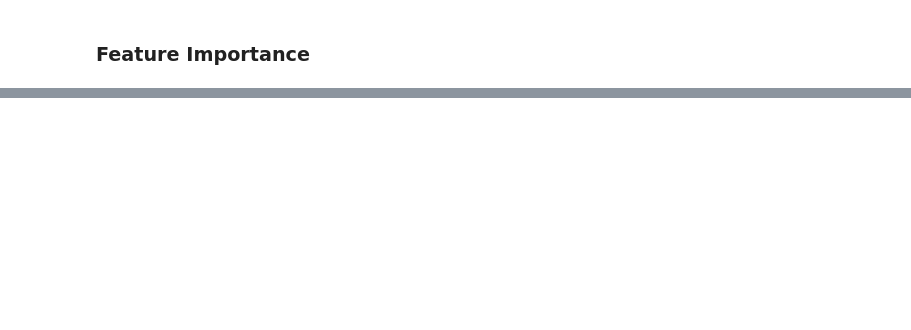
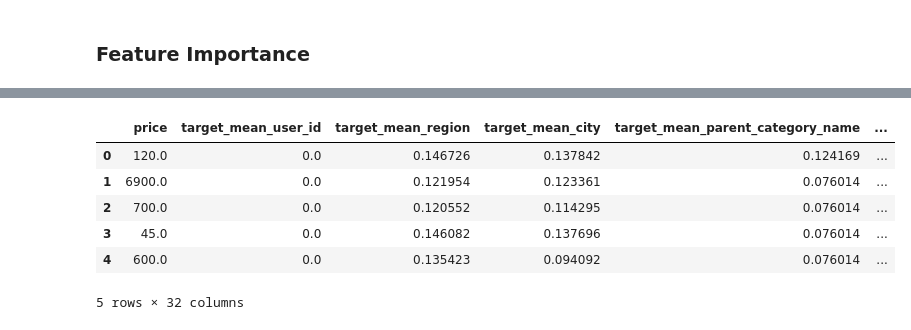
Before and after one commit to minerva-ml/open-solution-avito-demand-prediction, a Jupyter notebook: notebooks/devbook.ipynb, the cells around one changed output, grey strips where cells are left out. Saved outputs shown, nothing was run; the diff lists cells and outputs as text; code cells hidden in the pictures; blank space fills up the shorter version.

```diff
--- a/notebooks/devbook.ipynb
+++ b/notebooks/devbook.ipynb
@@ -110,0 +121,7 @@ plt.show()
+# %%
+data = {'input': {'X': evaluation_predictions[cfg.FEATURE_COLUMNS],
+                  'y': None,
+                 },
+            }
+
+features = feature_extraction.transform(data)
@@ -110,0 +146,10 @@ plt.show()
+# %%
+features['features'].head()
+# %% [output]
+|  | price | target_mean_user_id | target_mean_region | target_mean_city | target_mean_parent_category_name | ... |
+| 0 | 120.0 | 0.0 | 0.146726 | 0.137842 | 0.124169 | ... |
+| 1 | 6900.0 | 0.0 | 0.121954 | 0.123361 | 0.076014 | ... |
+| 2 | 700.0 | 0.0 | 0.120552 | 0.114295 | 0.076014 | ... |
+| 3 | 45.0 | 0.0 | 0.146082 | 0.137696 | 0.076014 | ... |
+| 4 | 600.0 | 0.0 | 0.135423 | 0.094092 | 0.076014 | ... |
+5 rows × 32 columns
```
Also changed, not shown: parts of 21 cells of this notebook.
